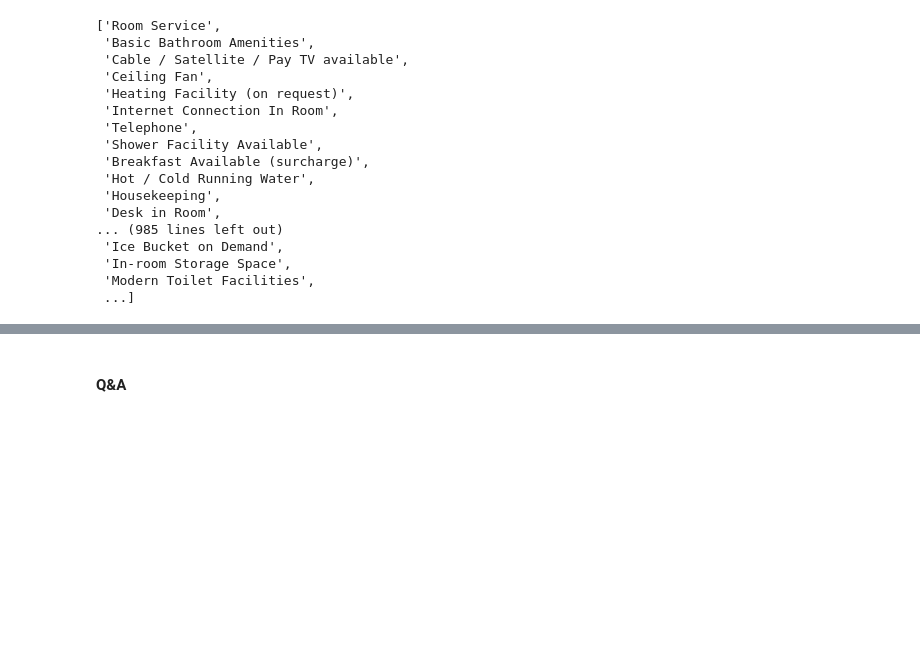
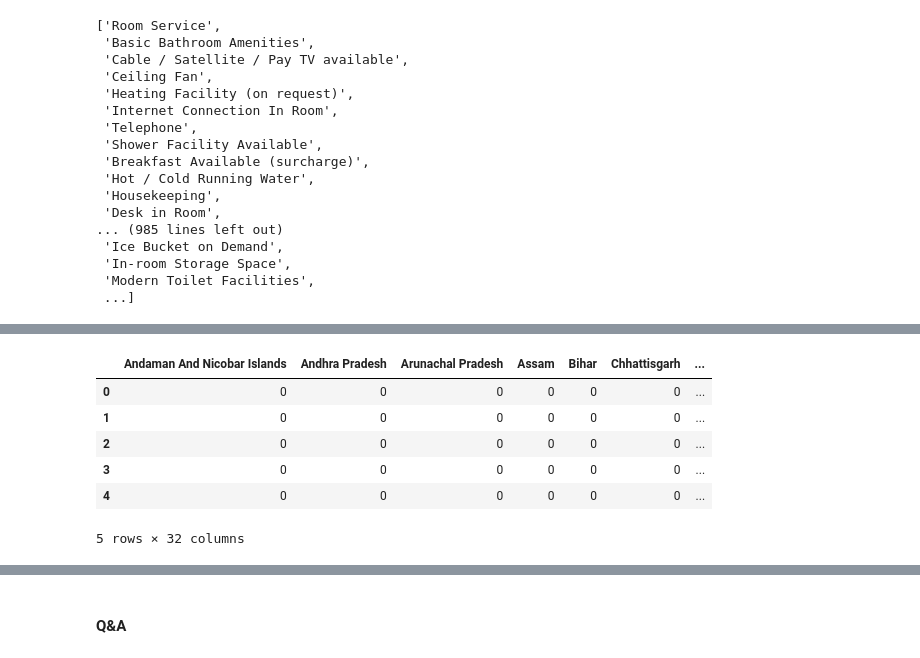
Before and after one commit to anubhav-agarwal/ga-projects, a Jupyter notebook: Indian Hotel System.ipynb, the cells around one changed output, grey strips where cells are left out. Saved outputs shown, nothing was run; the diff lists cells and outputs as text; code cells hidden in the pictures; blank space fills up the shorter version.

```diff
--- a/Indian Hotel System.ipynb
+++ b/Indian Hotel System.ipynb
@@ -306,0 +589,5 @@ f.savefig('amenities_corr_to_rating.png')
+# %%
+#Map hotel category
+category_map = {'regular':0, 'gostays':1}
+indian_hotels_concat.replace({'hotel_category': category_map}, inplace=True)
+#indian_hotels['hotel_category_val'] = indian_hotels.replace()
@@ -306,0 +604,13 @@ f.savefig('amenities_corr_to_rating.png')
+# %%
+#Create state dummies as a proxy for regional bias in hotel ratings
+state_dummies = pd.get_dummies(indian_hotels_concat.state)
+# %%
+state_dummies.head()
+# %% [output]
+|  | Andaman And Nicobar Islands | Andhra Pradesh | Arunachal Pradesh | Assam | Bihar | Chhattisgarh | ... |
+| 0 | 0 | 0 | 0 | 0 | 0 | 0 | ... |
+| 1 | 0 | 0 | 0 | 0 | 0 | 0 | ... |
+| 2 | 0 | 0 | 0 | 0 | 0 | 0 | ... |
+| 3 | 0 | 0 | 0 | 0 | 0 | 0 | ... |
+| 4 | 0 | 0 | 0 | 0 | 0 | 0 | ... |
+5 rows × 32 columns
```
Also changed, not shown: parts of 81 cells of this notebook.
